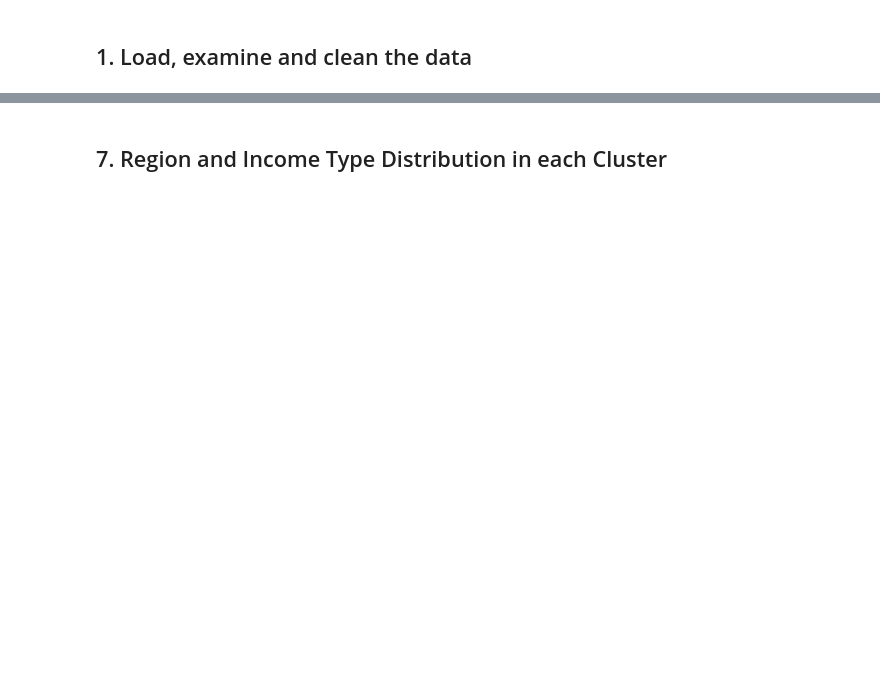
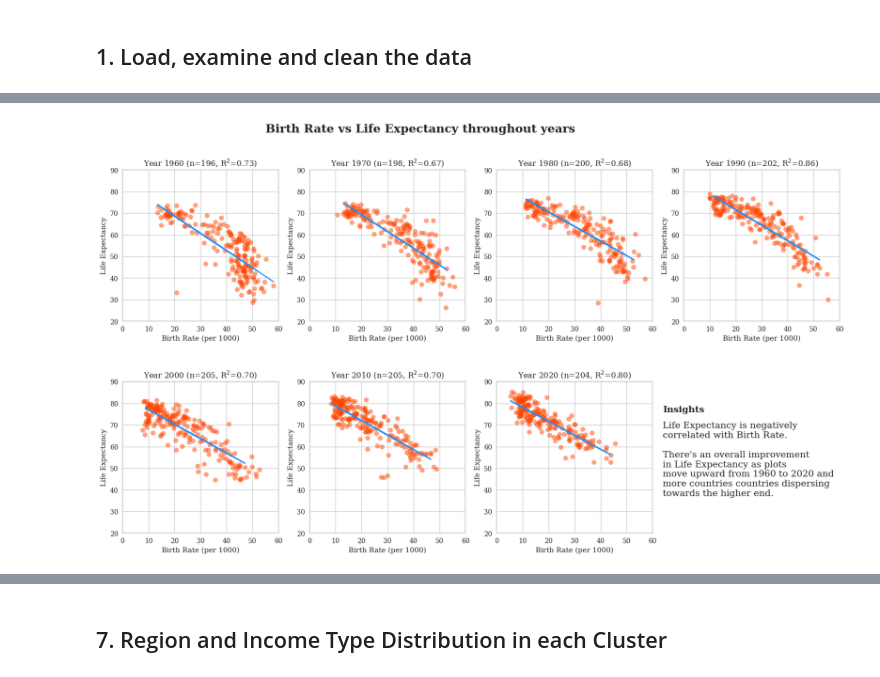
Before and after one commit to geet2912/modeling_life_expectancy, a Jupyter notebook: modeling_lifeexpectancy.ipynb, the cells around one changed output, grey strips where cells are left out. Drawn from its saved outputs; the diff is of its cells as text; code cells hidden in the pictures; blank space fills up the shorter version.

```diff
--- a/modeling_lifeexpectancy.ipynb
+++ b/modeling_lifeexpectancy.ipynb
@@ -369,0 +67,7 @@ It would also be interesting to see how Income Level and Geographical Regions ar
+# %%
+# Drop na rows
+data_life_expectancy = data_life_expectancy.dropna(subset=['Country Name', 'Region', 'Income Group'])
+data_life_expectancy.isnull().sum()
+
+data_birth_rate = data_birth_rate.dropna(subset=['Country Name', 'Region', 'Income Group'])
+data_birth_rate.isnull().sum()
@@ -369,0 +87,4 @@ It would also be interesting to see how Income Level and Geographical Regions ar
+# %%
+# Add Income Level for Venezula
+data_life_expectancy.loc[253, 'Country Name']
+data_life_expectancy.loc[253, 'Income Group'] = 'Lower middle income'
@@ -369,0 +98,61 @@ It would also be interesting to see how Income Level and Geographical Regions ar
+# %%
+fig,axs = plt.subplots(2,4, figsize=(20,10))
+ols = linear_model.LinearRegression()
+
+idx = 0
+years =['1960', '1970', '1980', '1990', '2000', '2010', '2020']
+
+for i in range(2):
+    for j in range(4):
+        if(idx==7):
+            break
+        curr_year = years[idx]
+        x = data_birth_rate[curr_year].values
+        y = data_life_expectancy[curr_year].values
+        mask = ~np.isnan(x) & ~np.isnan(y)
+        x = x[mask]
+        y = y[mask]
+        X = x.reshape(-1,1)
+
+        X_train, X_test, y_train, y_test = train_test_split(X, y, random_state = 1)
+        lm = linear_model.LinearRegression().fit(X_train, y_train)
+        lm_predicted = lm.predict(X_test)
+        r2 = r2_score(y_test, lm_predicted)
+
+        axs[i,j].plot(X_test, lm_predicted, color='dodgerblue', label='Regression model')
+        axs[i,j].scatter(X, y, edgecolor='orangered', facecolor='orangered', alpha=0.5, label='Sample data')
+        axs[i,j].set_title(f"Year {curr_year} (n={x.size}, R$^2$={r2:.2f})")
+
+        # del x, y, mask, X, model, response, r2
+        del x, y, mask, X,  X_train, X_test, y_train, y_test, lm, lm_predicted
+        idx = idx +1
+
+axs[1,3].remove()
+
+# add x and y labels to all subplots
+for ax in axs.flat:
+    ax.set_xlabel('Birth Rate (per 1000)')
+    ax.set_ylabel('Life Expectancy')
+    ax.set_xlim([0, 60])
+    ax.set_ylim([20, 90])
+
+plt.rcParams['font.family'] = 'serif'
+plt.subplots_adjust(hspace=0.4, top=0.88, bottom=0.1, left=0.18, right=0.95)
+
+fig.suptitle('Birth Rate vs Life Expectancy throughout years', fontsize=18, fontweight='bold', ha='center')
+fig.text(0.76, 0.36, "Insights", fontfamily='serif', fontweight='bold', fontsize=14)
+fig.text(0.76, 0.18,
+         '''Life Expectancy is negatively
+correlated with Birth Rate.
+
+There's an overall improvement
+in Life Expectancy as plots
+move upward from 1960 to 2020 and
+more countries countries dispersing
+towards the higher end. ''',  fontfamily='serif', fontsize=14)
+
+plt.show()
+
+del ax, axs, curr_year, fig, i, idx, j, years, r2, ols
+# %% [output]
+[figure, added]
```
Also changed, not shown: parts of 60 cells of this notebook.
